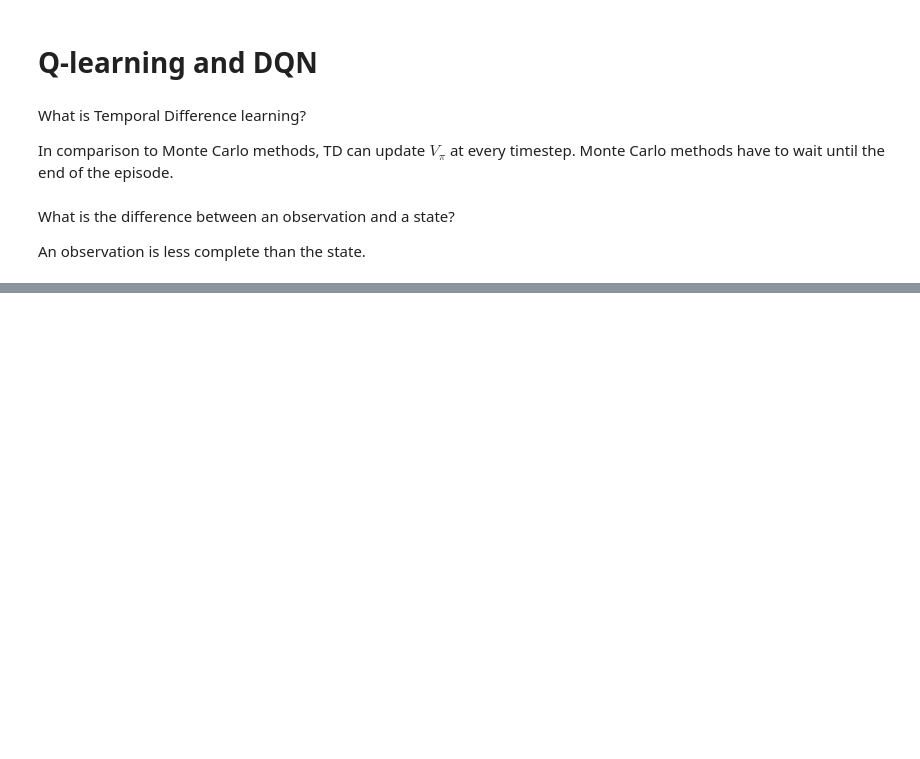
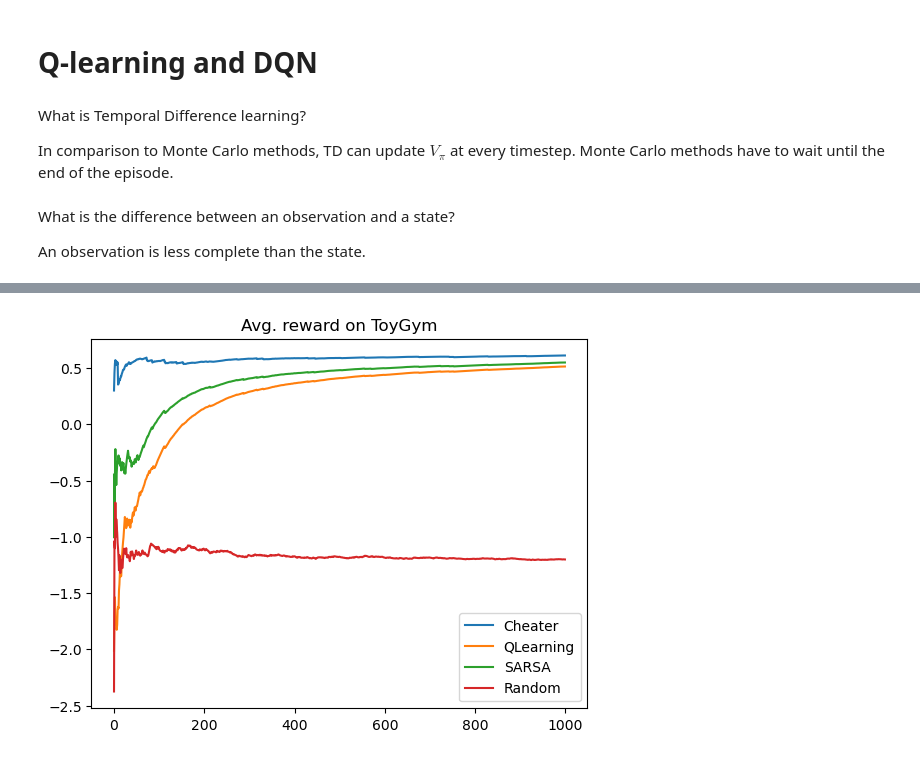
Before and after one commit to DalasNoin/arena-ldn, a Jupyter notebook: w4/gridworld.ipynb, the cells around one changed output, grey strips where cells are left out. Cells and saved outputs as stored; diff of their text form; code cells hidden in the pictures; blank space fills up the shorter version.

Commit message:
add qlearning and early diffusion models

```diff
--- a/w4/gridworld.ipynb
+++ b/w4/gridworld.ipynb
@@ -346,8 +367,7 @@ class DiscreteEnviroGym(gym.Env):
         (new_state, reward) = (states[idx], rewards[idx])
         self.pos = new_state
         done = self.pos in self.env.terminal
-        truncated = False
-        return (new_state, reward, done, truncated, {"env": self.env})
+        return (new_state, reward, done, {"env": self.env})
 
     def reset(
         self, seed: Optional[int] = None, return_info=False, options=None
@@ -383,6 +403,9 @@ class Experience:
     reward: float
     new_obs: ObsType
     new_act: Optional[ActType] = None
+
+    def unpack(self):
+        return self.obs, self.act, self.reward, self.new_obs, self.new_act
 
 @dataclass
 class AgentConfig:
@@ -433,8 +456,7 @@ class Agent:
         done = False
         while not done:
             act = self.get_action(obs)
-            (new_obs, reward, done, truncated, info) = self.env.step(act)
-            done = done or truncated
+            (new_obs, reward, done, info) = self.env.step(act)
             exp = Experience(obs, act, reward, new_obs)
             self.observe(exp)
             rewards.append(reward)
@@ -480,0 +565,22 @@ if MAIN:
+# %%
+if MAIN:
+    env_norvig = gym.make("NorvigGrid-v0")
+    "TODO: Init config_norvig using the AgentConfig class"
+    config_norvig = AgentConfig()
+    n_runs = 1000
+    gamma = 0.99
+    seed = 1
+    args_nor = (env_norvig, config_norvig, gamma, seed)
+    agents_norvig = [Cheater(*args_nor), QLearning(*args_nor), SARSA(*args_nor), Random(*args_nor)]
+    returns_norvig = {}
+    for agent in agents_norvig:
+        returns_norvig[agent.name] = agent.train(n_runs)
+if MAIN:
+    for agent in agents_norvig:
+        name = agent.name
+        plt.plot(utils.cummean(returns_norvig[name]), label=name)
+    plt.legend()
+    plt.title(f"Avg. reward on {env_toy.spec.name}")
+    plt.show()
+# %% [output]
+[figure, added]
```
Also changed, not shown: parts of 9 cells of this notebook, 7 other files.
